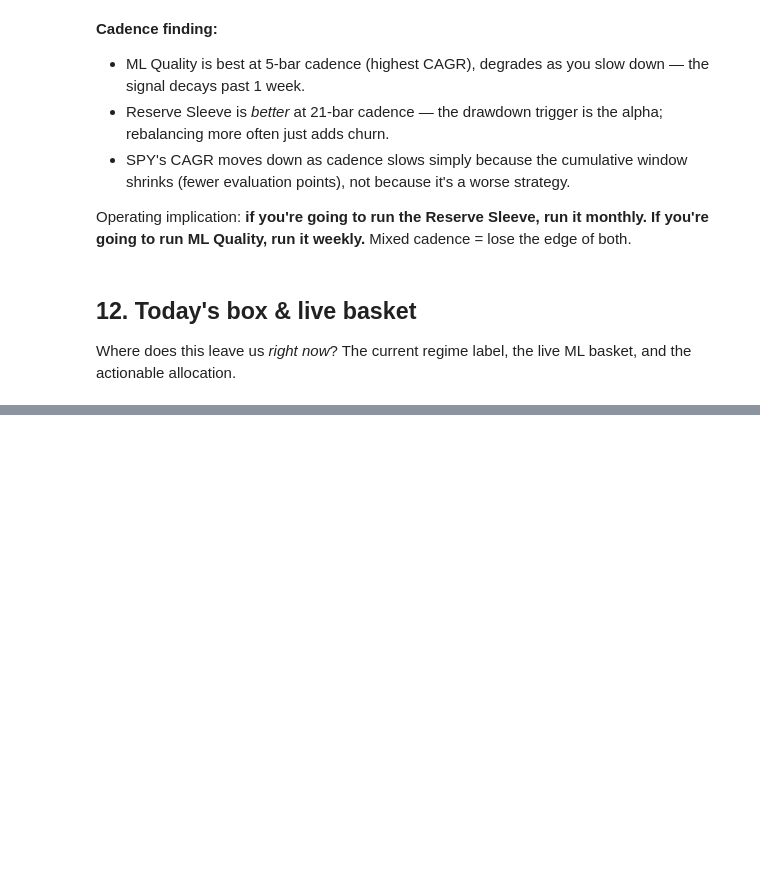
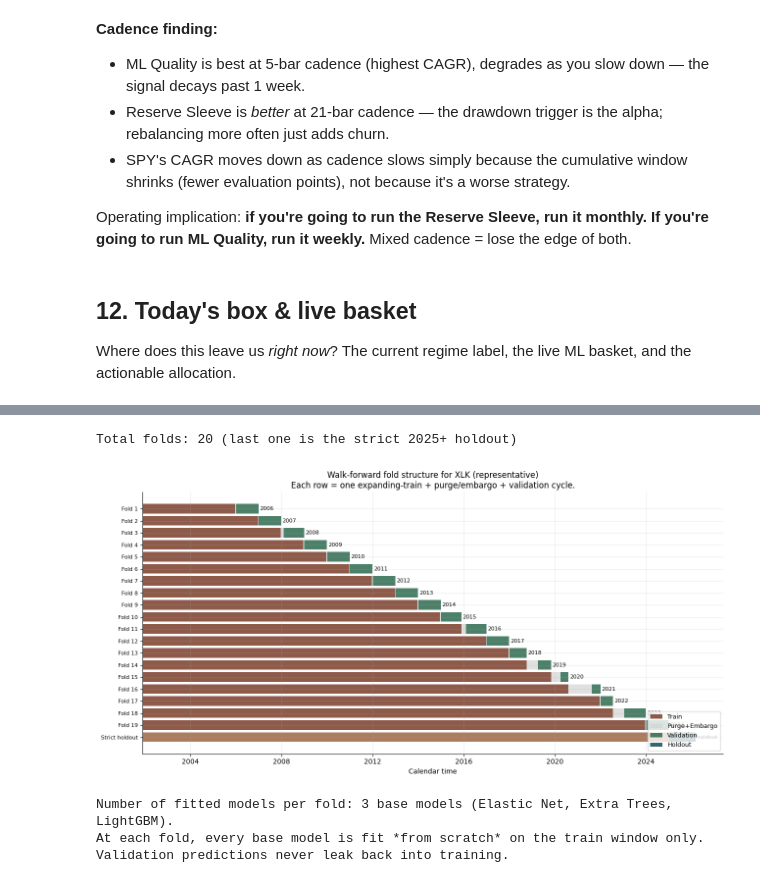
Before and after one commit to tim7en/price_action, a Jupyter notebook: notebooks/sector_strategy_review.ipynb, the cells around one changed output, grey strips where cells are left out. Cells and saved outputs as stored; diff of their text form; code cells hidden in the pictures; blank space fills up the shorter version.

```diff
--- a/notebooks/sector_strategy_review.ipynb
+++ b/notebooks/sector_strategy_review.ipynb
@@ -819,0 +818,49 @@ Putting all of the above together:
+# %%
+# Construct the actual calendar-walk-forward splits used by the report engine.
+from price_action.train import calendar_walk_forward_splits
+from price_action.data import build_market_frame
+from price_action.features import engineer_daily_features
+
+frame = build_market_frame("XLK", project_root=ROOT)
+dataset, _ = engineer_daily_features(frame, label_horizon=5, cost_bps=15.0, feature_lag=1)
+dataset = dataset.loc[dataset.index >= "2000-01-01"]
+
+splits, holdout_split = calendar_walk_forward_splits(
+    index=dataset.index, train_years=5, validation_years=1,
+    embargo_size=5, purge_size=5, holdout_start="2025-01-01", expanding_train=True,
+)
+all_folds = splits + ([holdout_split] if holdout_split is not None else [])
+print(f"Total folds: {len(all_folds)} (last one is the strict 2025+ holdout)")
+
+fig, ax = plt.subplots(figsize=(13, 6.5))
+for fold_idx, (train_idx, val_idx, fold_label) in enumerate(all_folds):
+    tr_start = dataset.index[train_idx[0]]
+    tr_end = dataset.index[train_idx[-1]]
+    val_start = dataset.index[val_idx[0]]
+    val_end = dataset.index[val_idx[-1]]
+    is_holdout = fold_label == "holdout"
+    color_train = "#7a3e2b" if not is_holdout else "#9c6644"
+    color_val = "#2d6a4f" if not is_holdout else "#0f4c5c"
+    ax.barh(fold_idx, (tr_end - tr_start).days, left=tr_start, color=color_train, alpha=0.85, label="Train" if fold_idx == 0 else None)
+    ax.barh(fold_idx, (val_start - tr_end).days, left=tr_end, color="lightgray", alpha=0.7, label="Purge+Embargo" if fold_idx == 0 else None)
+    ax.barh(fold_idx, (val_end - val_start).days, left=val_start, color=color_val, alpha=0.85, label=("Validation" if fold_idx == 0 else ("Holdout" if is_holdout and fold_idx == len(all_folds)-1 else None)))
+    ax.text(val_end + pd.Timedelta(days=20), fold_idx, fold_label, fontsize=8, va="center")
+
+ax.set_yticks(range(len(all_folds)))
+ax.set_yticklabels([f"Fold {i+1}" if f[2] != "holdout" else "Strict holdout" for i, f in enumerate(all_folds)], fontsize=8)
+ax.set_title("Walk-forward fold structure for XLK (representative)\nEach row = one expanding-train + purge/embargo + validation cycle.")
+ax.invert_yaxis()
+ax.legend(loc="lower right", fontsize=9)
+ax.set_xlabel("Calendar time")
+plt.tight_layout()
+plt.show()
+
+print("\nNumber of fitted models per fold: 3 base models (Elastic Net, Extra Trees, LightGBM).")
+print("At each fold, every base model is fit *from scratch* on the train window only.")
+print("Validation predictions never leak back into training.")
+# %% [output]
+Total folds: 20 (last one is the strict 2025+ holdout)
+[figure, added]
+Number of fitted models per fold: 3 base models (Elastic Net, Extra Trees, LightGBM).
+At each fold, every base model is fit *from scratch* on the train window only.
+Validation predictions never leak back into training.
```
Also changed, not shown: parts of 25 cells of this notebook, 1 other file.
